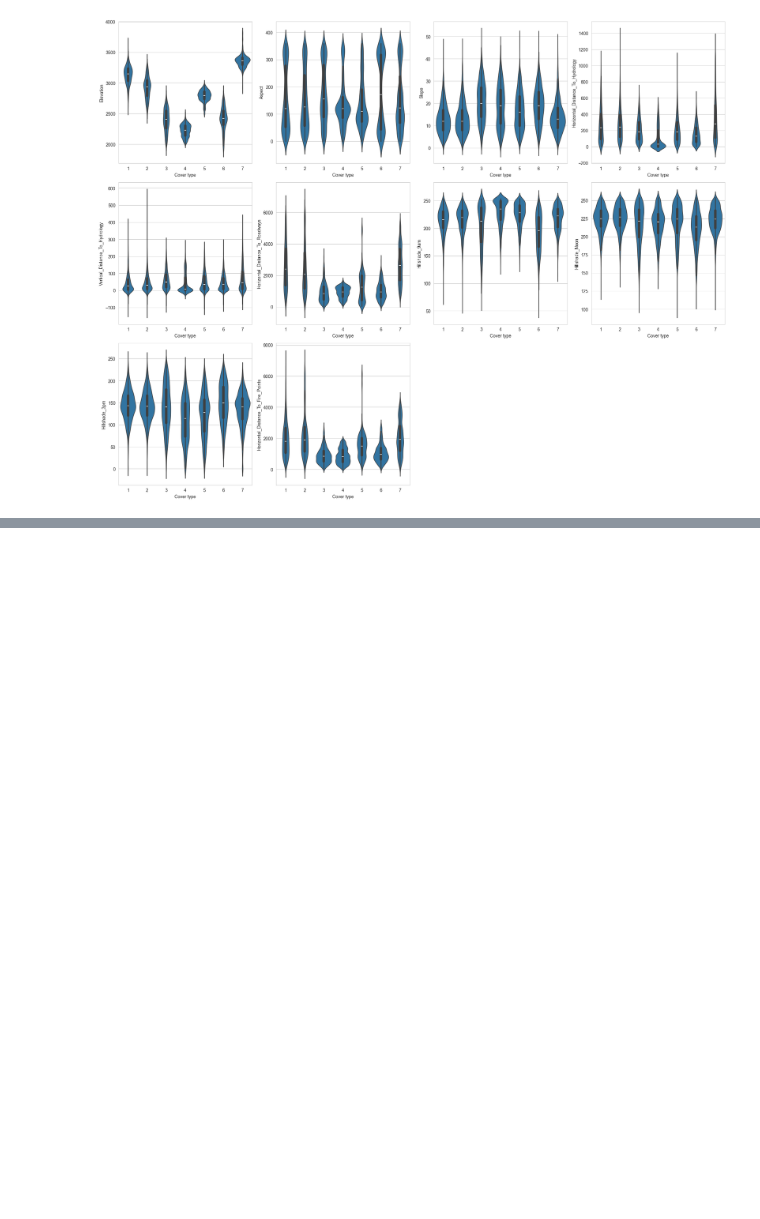
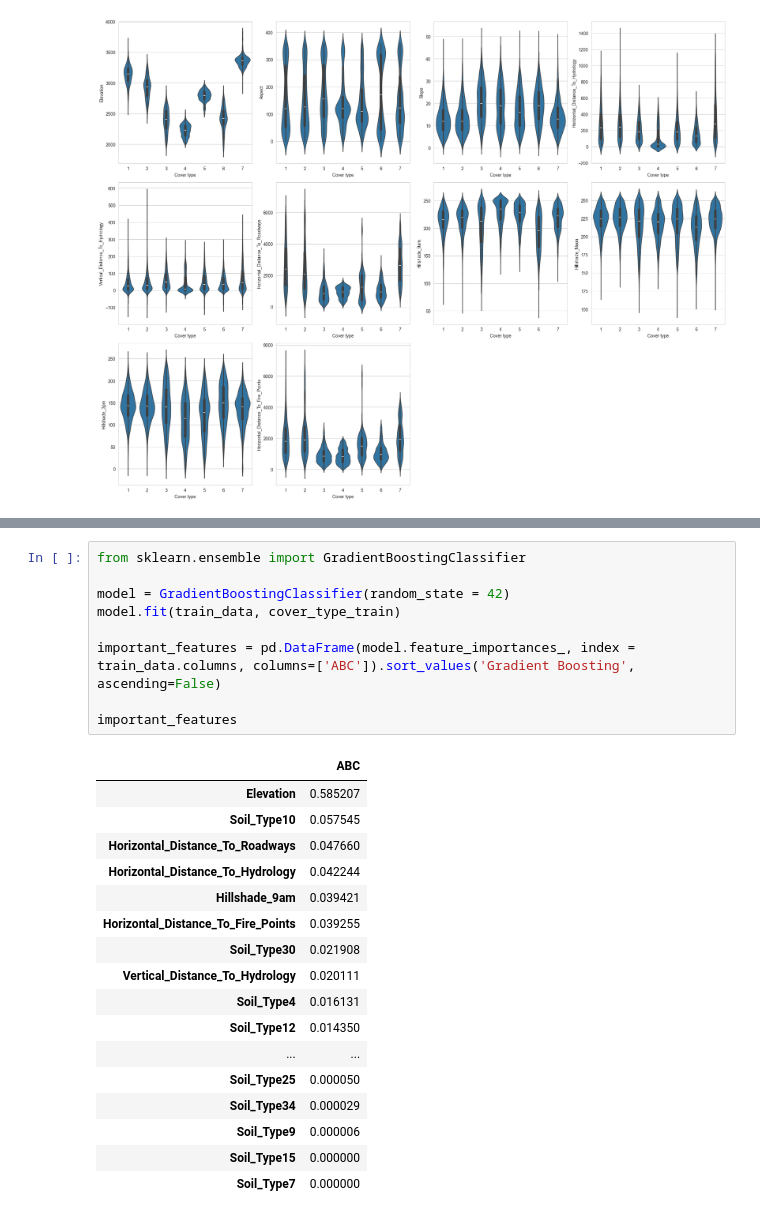
Before and after one commit to jacedoir/MAP553_kaggle, a Jupyter notebook: v2.ipynb, the cells around one changed output, grey strips where cells are left out. Drawn from its saved outputs; the diff is of its cells as text; blank space fills up the shorter version.

```diff
--- a/v2.ipynb
+++ b/v2.ipynb
@@ -159,0 +205,27 @@ plt.tight_layout()
+# %%
+from sklearn.ensemble import GradientBoostingClassifier
+
+model = GradientBoostingClassifier(random_state = 42)
+model.fit(train_data, cover_type_train)
+
+important_features = pd.DataFrame(model.feature_importances_, index = train_data.columns, columns=['ABC']).sort_values('Gradient Boosting', ascending=False)
+
+important_features
+# %% [output]
+|  | ABC |
+| Elevation | 0.585207 |
+| Soil_Type10 | 0.057545 |
+| Horizontal_Distance_To_Roadways | 0.047660 |
+| Horizontal_Distance_To_Hydrology | 0.042244 |
+| Hillshade_9am | 0.039421 |
+| Horizontal_Distance_To_Fire_Points | 0.039255 |
+| Soil_Type30 | 0.021908 |
+| Vertical_Distance_To_Hydrology | 0.020111 |
+| Soil_Type4 | 0.016131 |
+| Soil_Type12 | 0.014350 |
+| ... | ... |
+| Soil_Type25 | 0.000050 |
+| Soil_Type34 | 0.000029 |
+| Soil_Type9 | 0.000006 |
+| Soil_Type15 | 0.000000 |
+| Soil_Type7 | 0.000000 |
```
Also changed, not shown: parts of 15 cells of this notebook.
